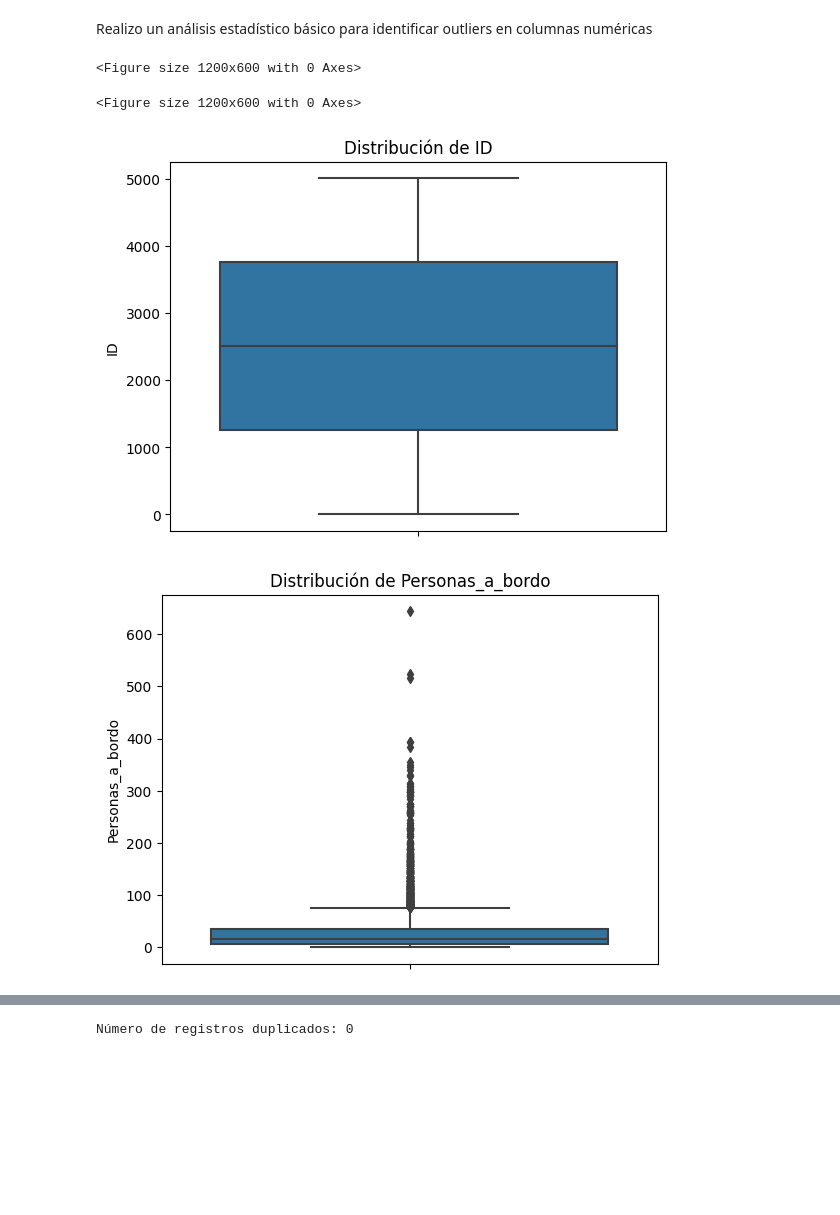
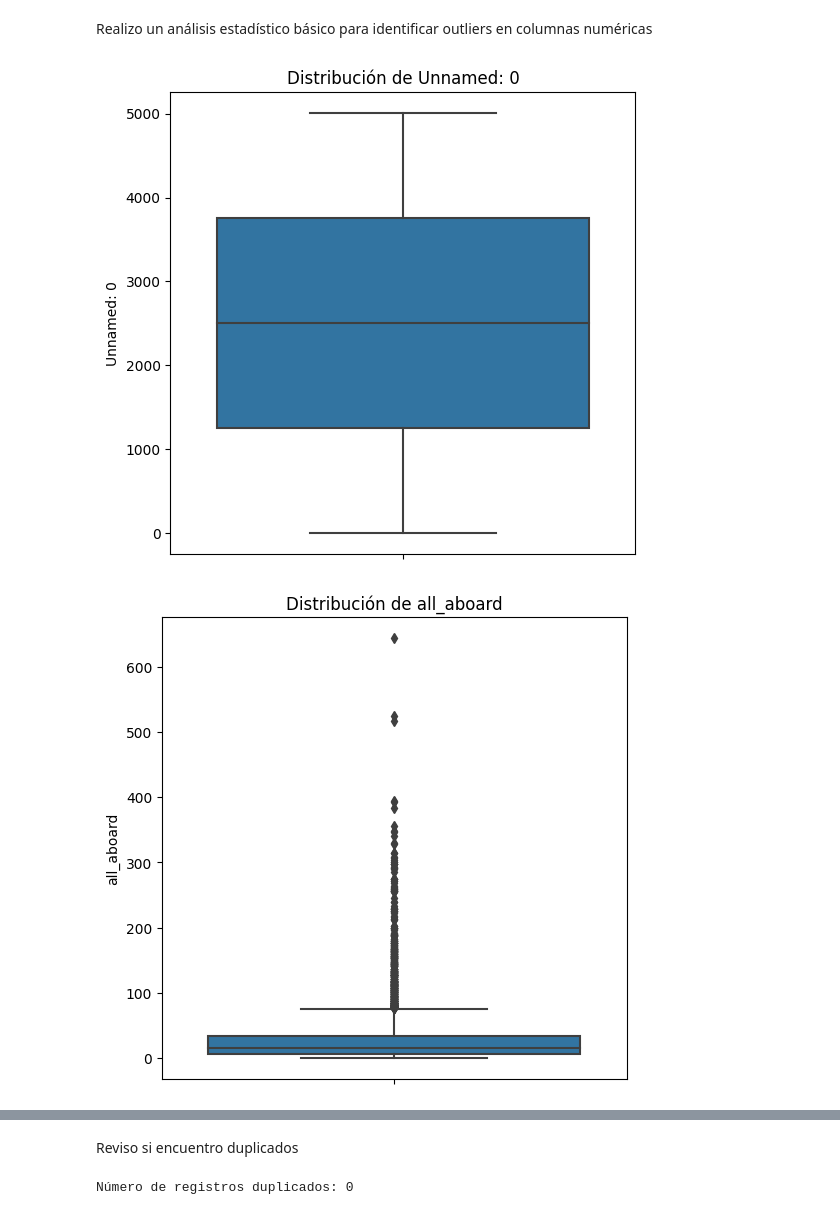
Before and after one commit to enzobaz99/pi2_, a Jupyter notebook: EDA.ipynb, the cells around one changed output, grey strips where cells are left out. Saved outputs shown, nothing was run; the diff lists cells and outputs as text; code cells hidden in the pictures; blank space fills up the shorter version.

```diff
--- a/EDA.ipynb
+++ b/EDA.ipynb
@@ -100,22 +98,3 @@ Renombramos las columnas
-# %%
-df_Accidentes = df_Accidentes.rename(columns={
-    "Unnamed: 0": "ID",
-    "HORA declarada": "hora_declarada",
-    "Ruta": "Origen_vuelo",
-    "OperadOR": "Operador",
-    "flight_no": "Numero_de_vuelo",
-    "route": "Tipo_vuelo",
-    "ac_type": "Tipos_Aeronave",
-    "registration": "Registro_aeronave",
-    "cn_ln": "Numero_de_serie",
-    "all_aboard": "Personas_a_bordo",
-    "PASAJEROS A BORDO": "Pasajeros_a_bordo",
-    "crew_aboard": "Tripulacion_a_bordo",
-    "cantidad de fallecidos": "Total_de_fallecidos",
-    "passenger_fatalities": "Pasajeros_fallecidos",
-    "crew_fatalities": "Tripulacion_fallecida",
-    "ground": "Muertos_en_tirra",
-    "summary": "Descripcion_del_evento"})
 # %% [markdown]
 Revisamos como quedo
 # %%
@@ -188,21 +167,18 @@ dtype: object
 # %% [markdown]
 Elimino las columnas que no necesitare
 # %%
-df_Accidentes = df_Accidentes.drop(["Numero_de_vuelo","Registro_aeronave","Numero_de_serie","Descripcion_del_evento"],axis=1)
+df_Accidentes = df_Accidentes.drop(["flight_no","registration","cn_ln","summary"],axis=1)
 # %% [markdown]
 Realizo un análisis estadístico básico para identificar outliers en columnas numéricas
 # %%
 columnas_numericas = df_Accidentes.select_dtypes(include=['int64', 'float64']).columns
-plt.figure(figsize=(12, 6))
-# %% [output]
-<Figure size 1200x600 with 0 Axes>
-<Figure size 1200x600 with 0 Axes>
 # %%
 for column in columnas_numericas:
+    plt.figure(figsize=(6, 6))
     sns.boxplot(data=df_Accidentes, y=column)
     plt.title(f'Distribución de {column}')
     plt.ylabel(column)
     plt.show()
 # %% [output]
-[figure, old version]
+[figure, new version]
-[figure, old version]
+[figure, new version]
@@ -215,3 +191,5 @@ for column in columnas_numericas:
+# %% [markdown]
+Reviso si encuentro duplicados
 # %%
 duplicates = df_Accidentes[df_Accidentes.duplicated(keep='first')]
 print(f'Número de registros duplicados: {len(duplicates)}')
```
Also changed, not shown: parts of 18 cells of this notebook, 1 other file.
